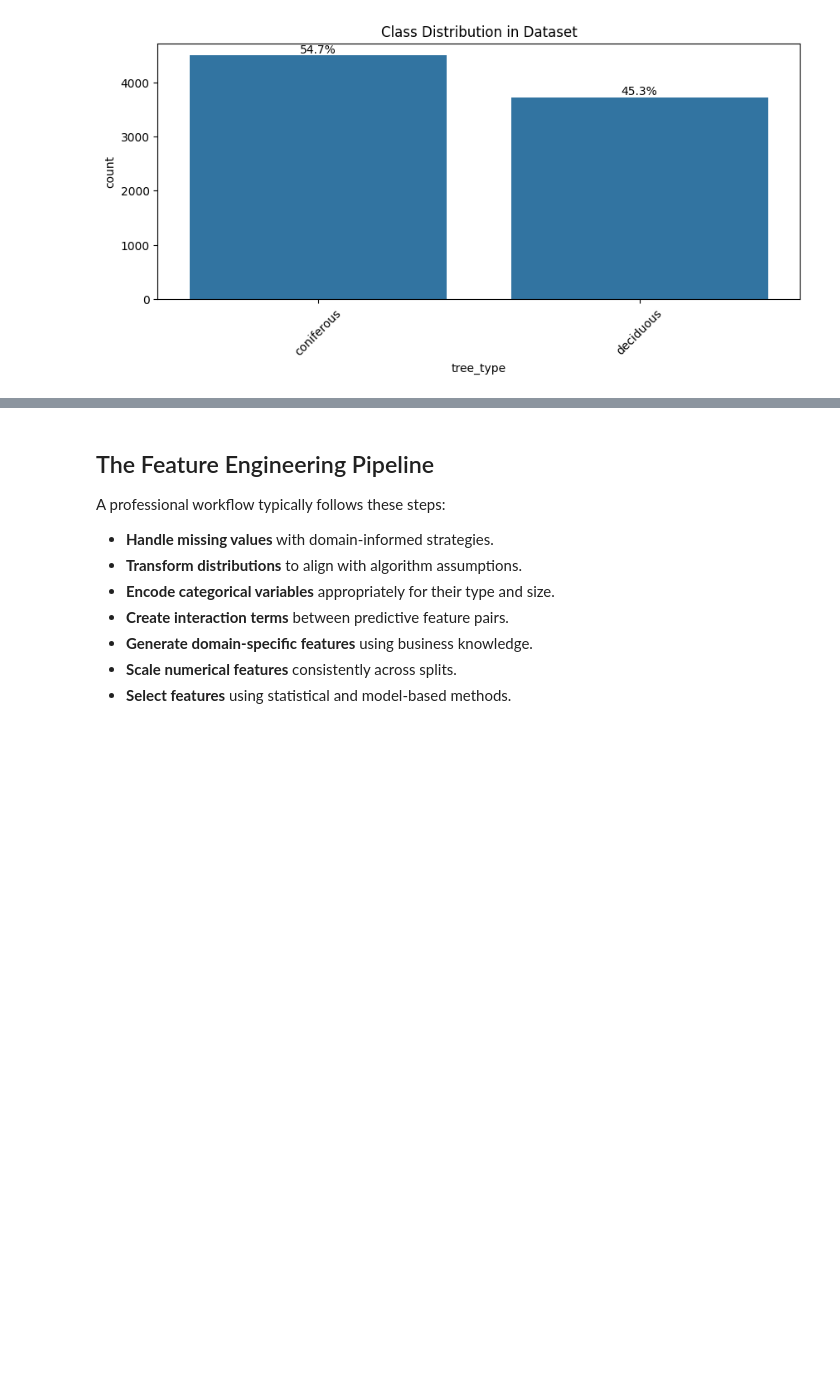
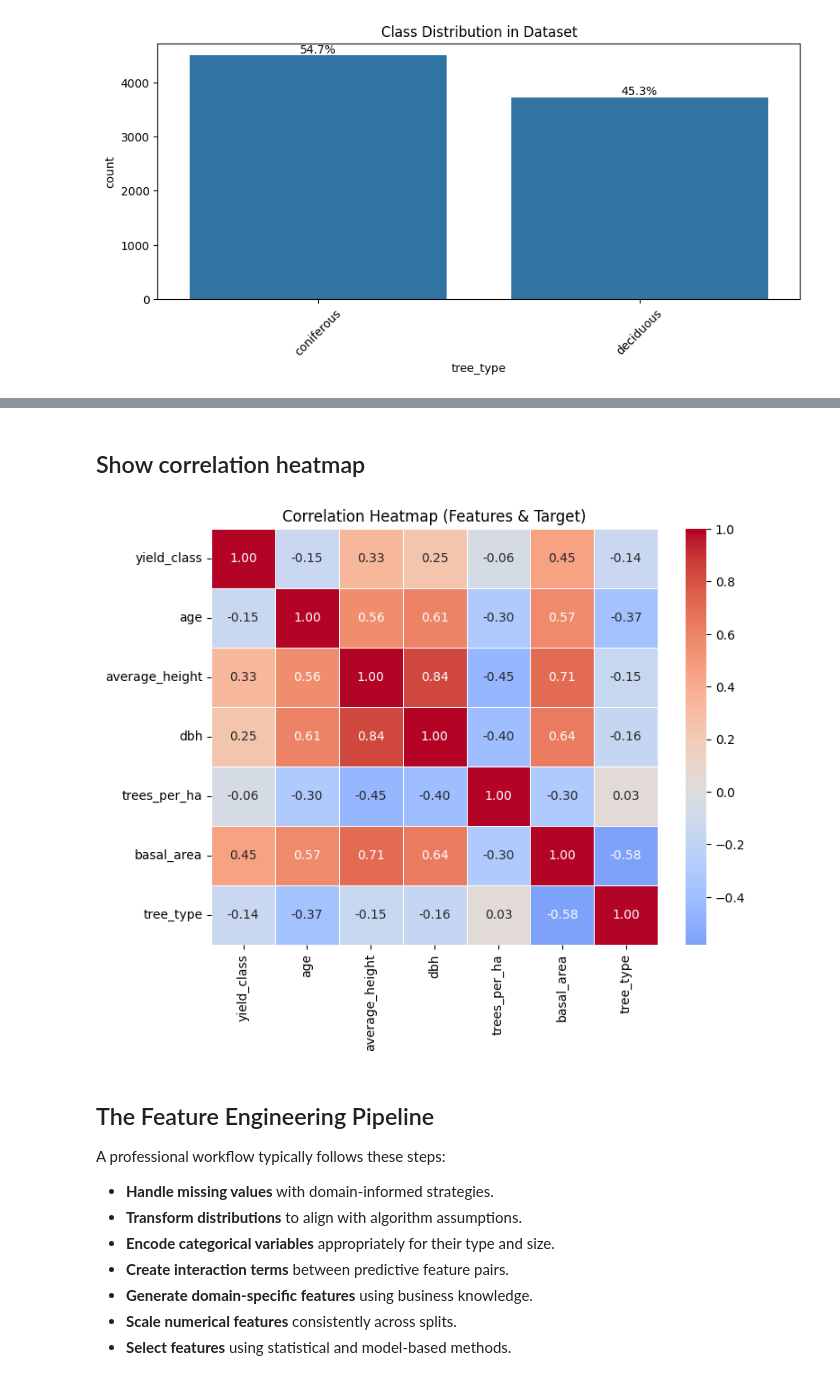
Before and after one commit to lukasbals/tomorrow-university, a Jupyter notebook: 11_classification/yield-tables-classification/notebooks/04_eda.ipynb, the cells around one changed output, grey strips where cells are left out. Cells and saved outputs as stored; diff of their text form; code cells hidden in the pictures; blank space fills up the shorter version.

Commit message:
add correlation heatmap

```diff
--- a/11_classification/yield-tables-classification/notebooks/04_eda.ipynb
+++ b/11_classification/yield-tables-classification/notebooks/04_eda.ipynb
@@ -128,3 +128,26 @@ print(mi_scores)
+# %% [markdown]
+## Show correlation heatmap
+# %%
+# Encode the target variable for correlation calculation
+df_encoded = df.copy()
+df_encoded[target_variable] = df_encoded[target_variable].astype("category").cat.codes
+
+# Compute correlation matrix (including target)
+corr = df_encoded[plan["numerical_features"] + [target_variable]].corr()
+
+plt.figure(figsize=(8, 6))
+sns.heatmap(
+    corr,
+    annot=True,
+    cmap="coolwarm",
+    center=0,
+    fmt=".2f",
+    linewidths=0.5,
+)
+plt.title("Correlation Heatmap (Features & Target)")
+plt.show()
+# %% [output]
+[figure, added]
 # %% [markdown]
 ## The Feature Engineering Pipeline
 
```
Also changed, not shown: parts of 1 cell of this notebook, 1 other file.
